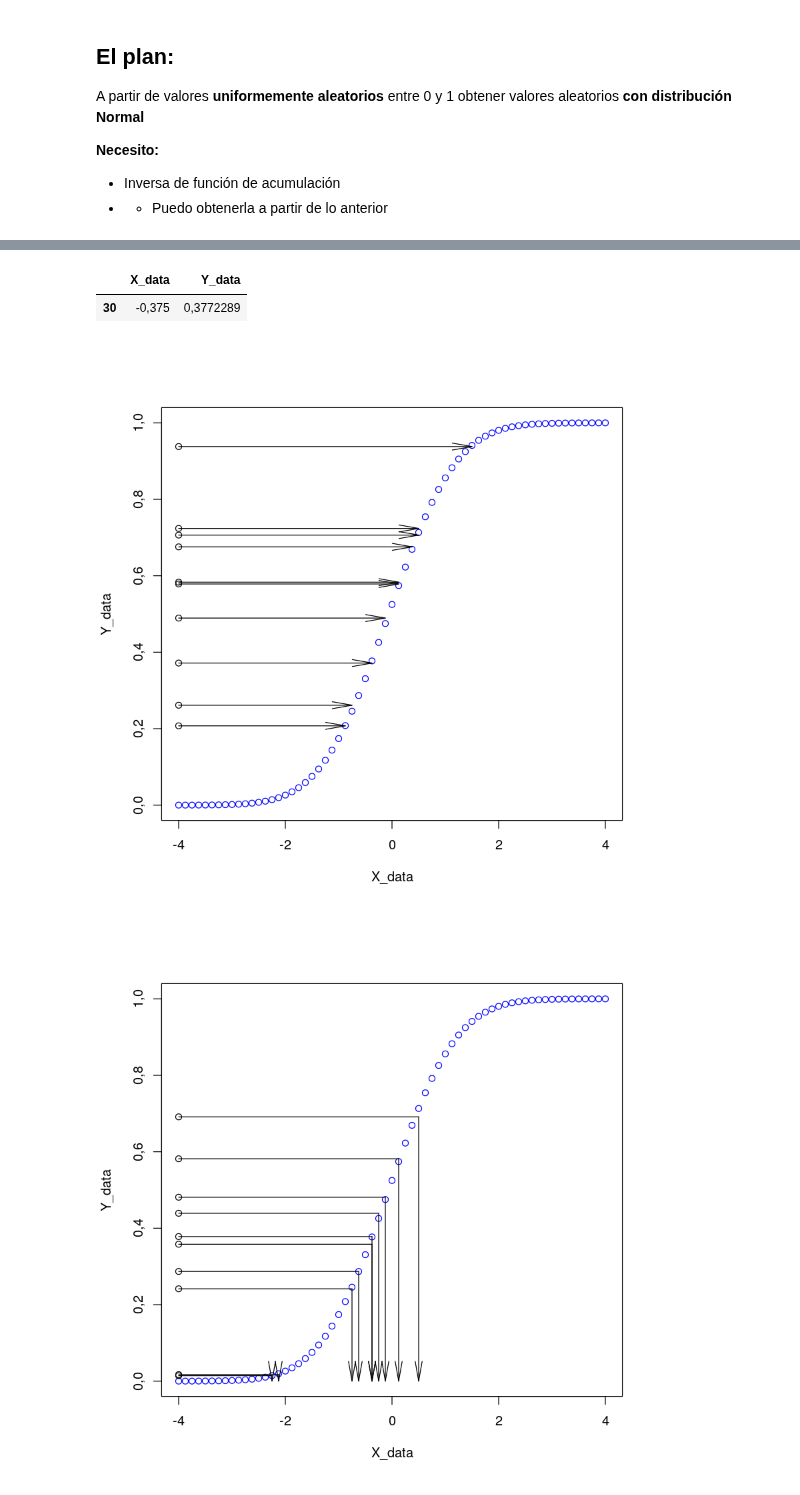
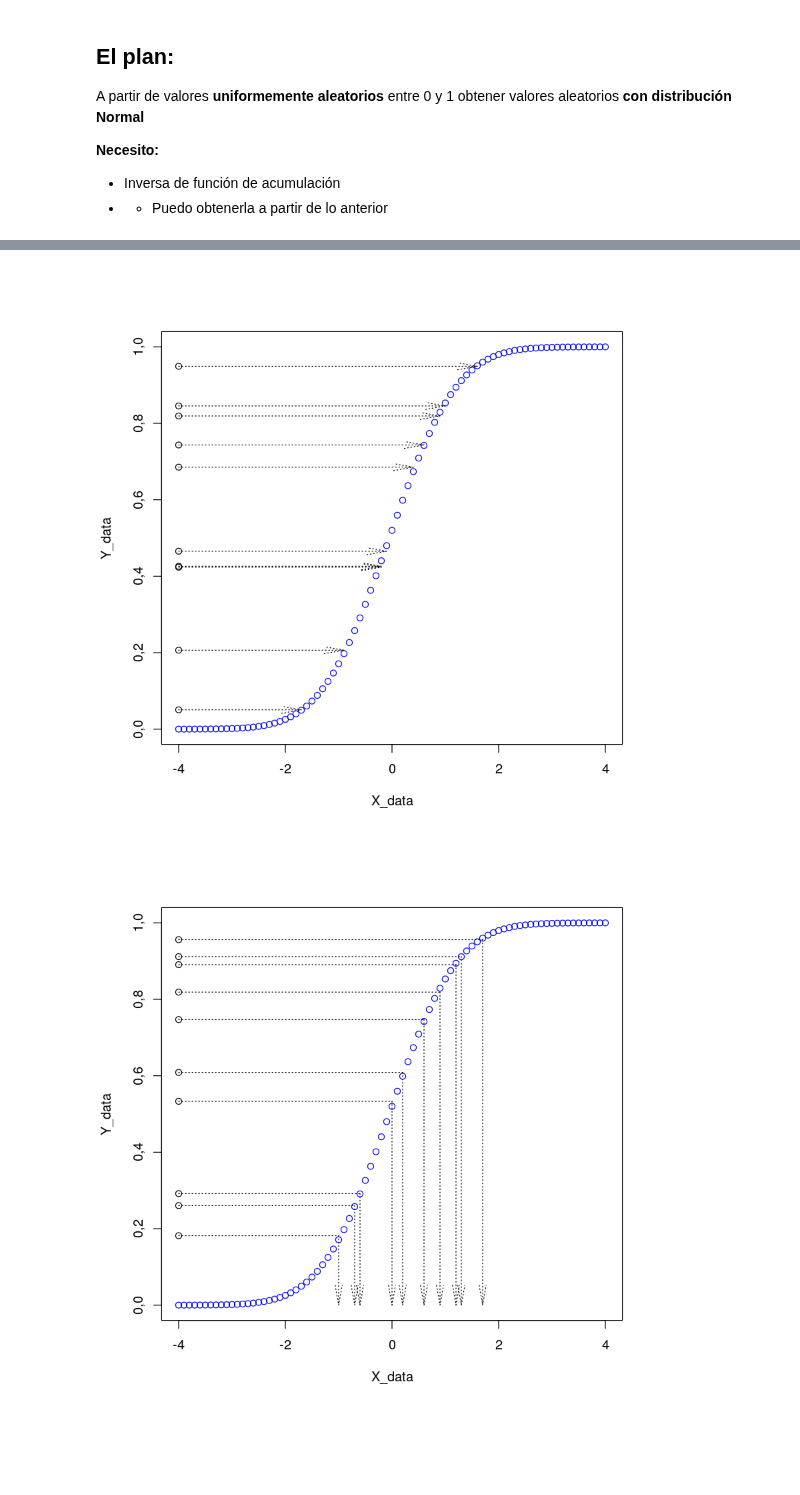
Before and after one commit to LecJackS/Probabilidades-y-Estadistica-2019-2doC, a Jupyter notebook: Inversa de Función de Acumulación y Generación de Variables Aleatorias.ipynb, the cells around one changed output, grey strips where cells are left out. Cells and saved outputs as stored; diff of their text form; code cells hidden in the pictures; blank space fills up the shorter version.

```diff
--- a/Inversa de Función de Acumulación y Generación de Variables Aleatorias.ipynb
+++ b/Inversa de Función de Acumulación y Generación de Variables Aleatorias.ipynb
@@ -21,6 +70,6 @@
 # %%
-X_data <- seq(-4, 4, 0.125)
-Y_data <- dnorm(X_data)
+X_data <- seq(-4, 4, 0.1)
+Y_data <- dnorm(X_data, mean=0, sd=1)
 data   <- data.frame(X_data, Y_data)
 head(data)
 # %% [output]
@@ -140,7 +195,7 @@ Por qué la densidad queda POR ENCIMA de la de acumulación entre -2 y -1 ?
 # %%
 norm_acum_data = acum_data
 for(i in c(1:nrow(acum_data))){
-    norm_acum_data[i,2] = acum_data[i,2]/8
+    norm_acum_data[i,2] = acum_data[i,2]/10
 }
 
 plot(norm_acum_data, col='blue')
@@ -187,9 +242,3 @@ segments(x0=rep(-4,10), y0=random_points,
-# %%
-idx <- which.min(abs(0.4-norm_acum_data[,2]))
-norm_acum_data[idx,]
-# %% [output]
-|  | X_data | Y_data |
-| 30 | -0,375 | 0,3772289 |
 # %%
 plot(norm_acum_data, col='blue')
 random_points <- runif(10)
@@ -199,26 +248,28 @@ for(i in c(1:10)){
     idx <- which.min(abs(random_points[i]-norm_acum_data[,2]))
     nearest <- norm_acum_data[idx,1]
     arrows(x0=-4, y0=random_points[i],
-           x1=nearest, y1=random_points[i], angle=10)
+           x1=nearest,
+           y1=random_points[i],
+           angle=10, lty=3)
 }
 # %% [output]
-[figure, old version]
+[figure, new version]
 # %%
 plot(norm_acum_data, col='blue')
 random_points <- runif(10)
 points(rep(-4,10), random_points)
 
 for(i in c(1:10)){
     idx <- which.min(abs(random_points[i]-norm_acum_data[,2]))
     nearest <- norm_acum_data[idx,1]
     segments(x0=-4, y0=random_points[i],
-             x1=nearest, y1=random_points[i])
+             x1=nearest, y1=random_points[i], lty=3)
     #vertical
     arrows(x0=nearest, y0=random_points[i],
-             x1=nearest, y1=0, angle=10)
+             x1=nearest, y1=0, angle=10, lty=3)
 }
 # %% [output]
-[figure, old version]
+[figure, new version]
 # %%
 plot(norm_acum_data, col='blue')
 random_points <- runif(1000)
```
Also changed, not shown: parts of 29 cells of this notebook.
